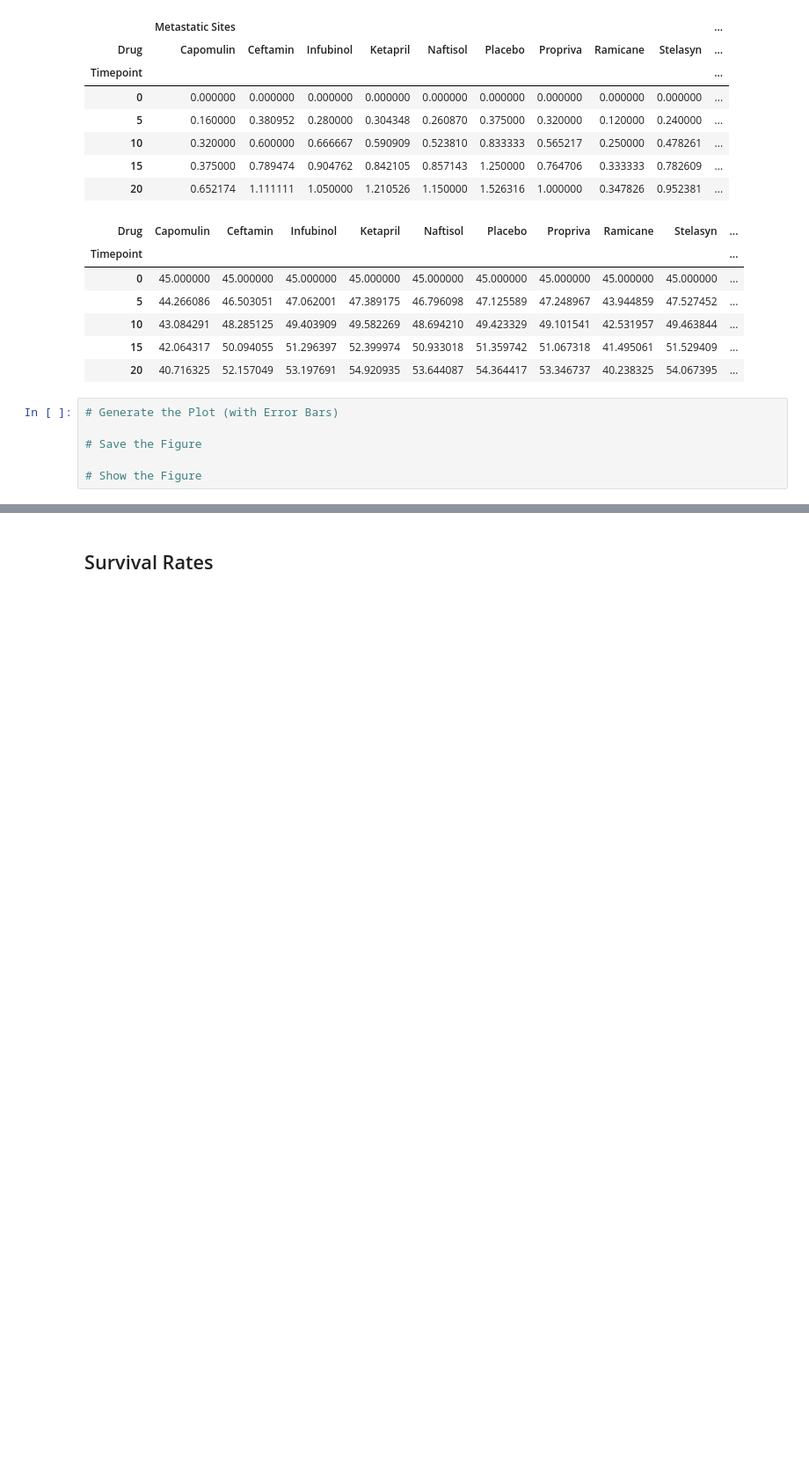
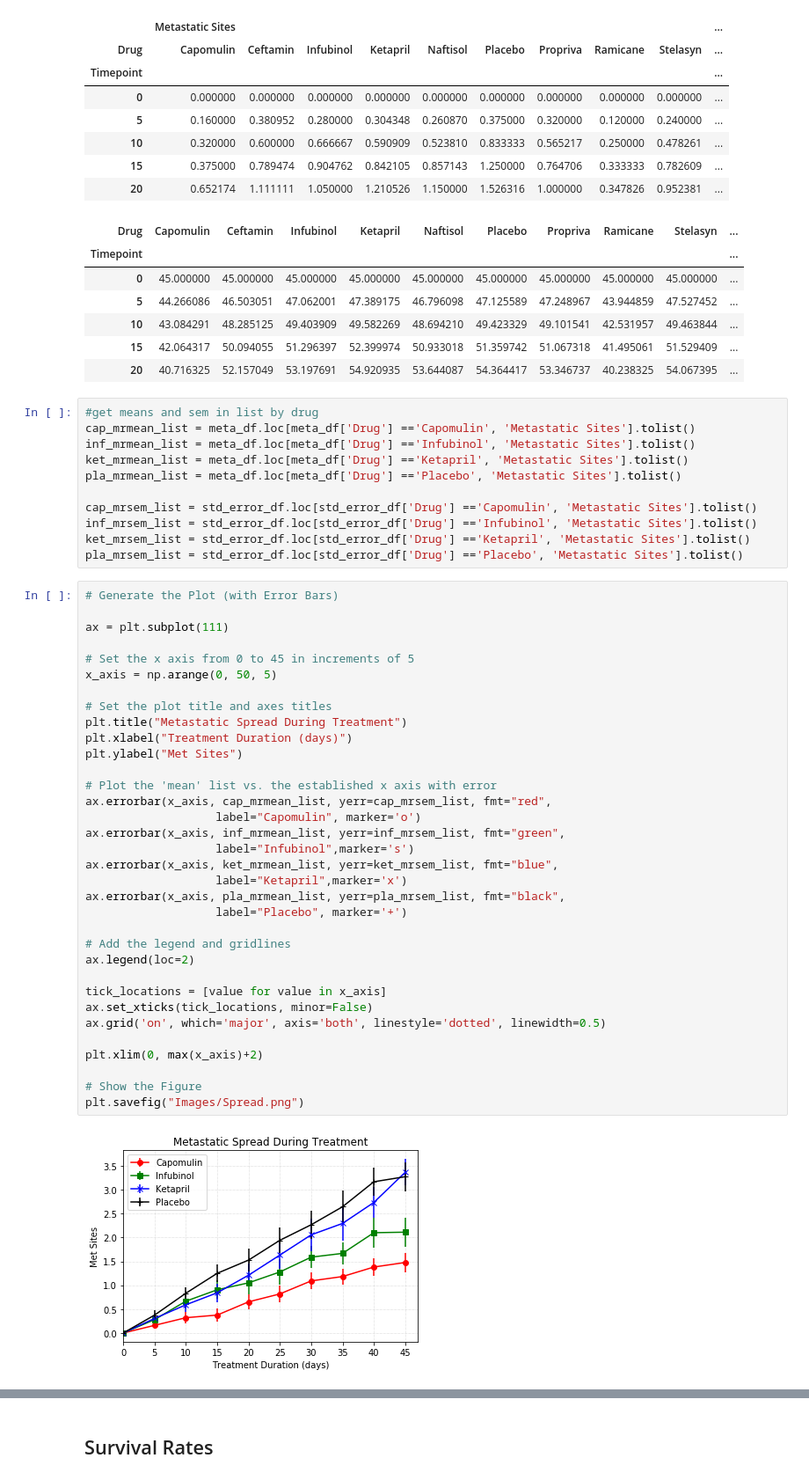
Before and after one commit to abelloma/matplotlib-challenge, a Jupyter notebook: pymaceuticals_starter.ipynb, the cells around one changed output, grey strips where cells are left out. Shown: that part at 88% size. Saved outputs shown, nothing was run; the diff lists cells and outputs as text; blank space fills up the shorter version.

```diff
--- a/pymaceuticals_starter.ipynb
+++ b/pymaceuticals_starter.ipynb
@@ -244,12 +242,53 @@ metastatic.head()
 | 10 | 43.084291 | 48.285125 | 49.403909 | 49.582269 | 48.694210 | 49.423329 | 49.101541 | 42.531957 | 49.463844 | ... |
 | 15 | 42.064317 | 50.094055 | 51.296397 | 52.399974 | 50.933018 | 51.359742 | 51.067318 | 41.495061 | 51.529409 | ... |
 | 20 | 40.716325 | 52.157049 | 53.197691 | 54.920935 | 53.644087 | 54.364417 | 53.346737 | 40.238325 | 54.067395 | ... |
-# %%
-# Generate the Plot (with Error Bars)
-
-# Save the Figure
-
-# Show the Figure
+# %%
+#get means and sem in list by drug
+cap_mrmean_list = meta_df.loc[meta_df['Drug'] =='Capomulin', 'Metastatic Sites'].tolist()
+inf_mrmean_list = meta_df.loc[meta_df['Drug'] =='Infubinol', 'Metastatic Sites'].tolist()
+ket_mrmean_list = meta_df.loc[meta_df['Drug'] =='Ketapril', 'Metastatic Sites'].tolist()
+pla_mrmean_list = meta_df.loc[meta_df['Drug'] =='Placebo', 'Metastatic Sites'].tolist()
+
+cap_mrsem_list = std_error_df.loc[std_error_df['Drug'] =='Capomulin', 'Metastatic Sites'].tolist()
+inf_mrsem_list = std_error_df.loc[std_error_df['Drug'] =='Infubinol', 'Metastatic Sites'].tolist()
+ket_mrsem_list = std_error_df.loc[std_error_df['Drug'] =='Ketapril', 'Metastatic Sites'].tolist()
+pla_mrsem_list = std_error_df.loc[std_error_df['Drug'] =='Placebo', 'Metastatic Sites'].tolist()
+# %%
+# Generate the Plot (with Error Bars)
+
+ax = plt.subplot(111)
+
+# Set the x axis from 0 to 45 in increments of 5
+x_axis = np.arange(0, 50, 5)
+
+# Set the plot title and axes titles
+plt.title("Metastatic Spread During Treatment")
+plt.xlabel("Treatment Duration (days)")
+plt.ylabel("Met Sites")
+
+# Plot the 'mean' list vs. the established x axis with error
+ax.errorbar(x_axis, cap_mrmean_list, yerr=cap_mrsem_list, fmt="red",
+                   label="Capomulin", marker='o')
+ax.errorbar(x_axis, inf_mrmean_list, yerr=inf_mrsem_list, fmt="green",
+                   label="Infubinol",marker='s')
+ax.errorbar(x_axis, ket_mrmean_list, yerr=ket_mrsem_list, fmt="blue",
+                   label="Ketapril",marker='x')
+ax.errorbar(x_axis, pla_mrmean_list, yerr=pla_mrsem_list, fmt="black",
+                   label="Placebo", marker='+')
+
+# Add the legend and gridlines
+ax.legend(loc=2)
+
+tick_locations = [value for value in x_axis]
+ax.set_xticks(tick_locations, minor=False)
+ax.grid('on', which='major', axis='both', linestyle='dotted', linewidth=0.5)
+
+plt.xlim(0, max(x_axis)+2)
+
+# Show the Figure
+plt.savefig("Images/Spread.png")
+# %% [output]
+[figure, added]
 # %% [markdown]
 ![Metastatic Spread During Treatment](../Images/spread.png)
 # %% [markdown]
```
Also changed, not shown: parts of 22 cells of this notebook.
